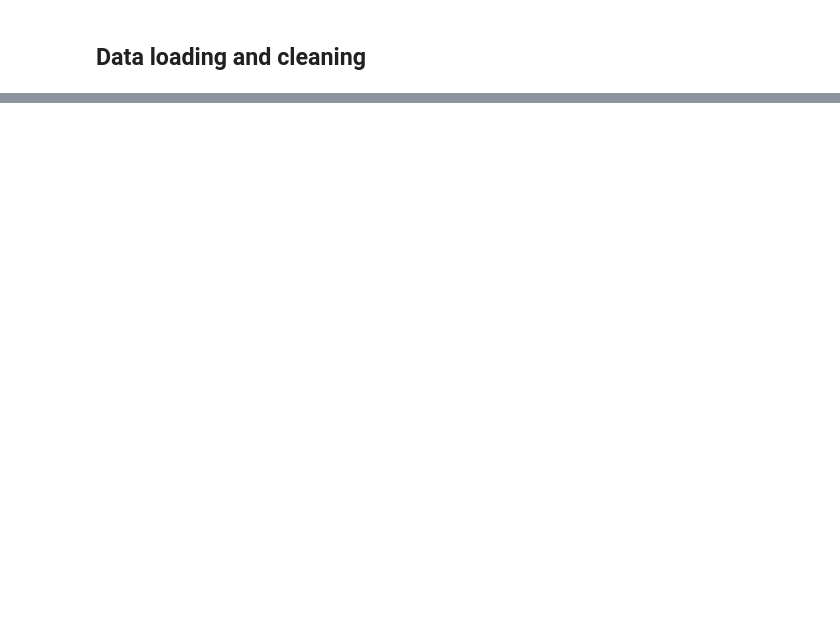
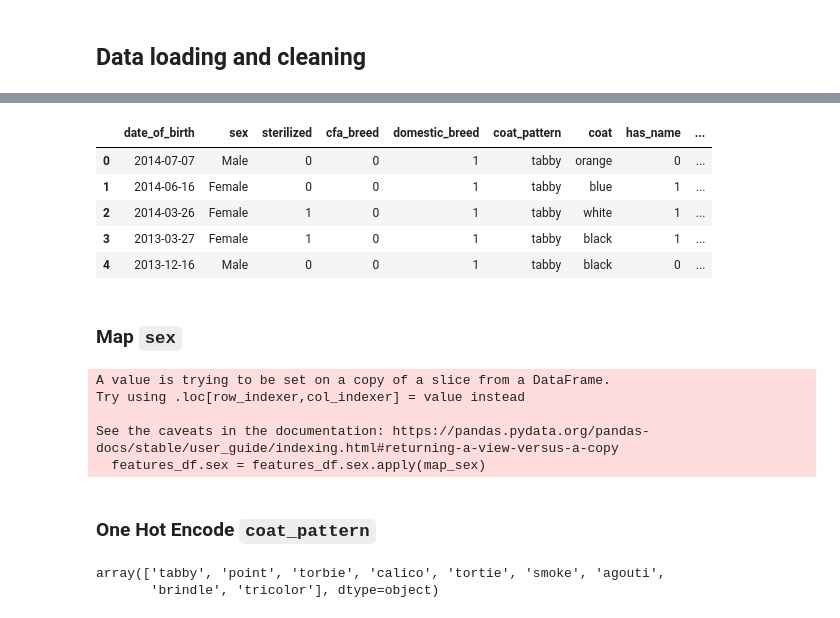
Before and after one commit to jhupiterz/AAC_challenge_api, a Jupyter notebook: notebooks/basic_model_julie.ipynb, the cells around one changed output, grey strips where cells are left out. Drawn from its saved outputs; the diff is of its cells as text; code cells hidden in the pictures; blank space fills up the shorter version.

```diff
--- a/notebooks/basic_model_julie.ipynb
+++ b/notebooks/basic_model_julie.ipynb
@@ -21,6 +19,7 @@ The autoreload extension is already loaded. To reload it, use:
 ## Data loading and cleaning
 # %%
 cat_df = data.get_clean_cat_dataset('cats')
+cat_df['top_breeds'] = cat_df.breed.apply(utils.map_top_breeds)
 cat_df.head()
 # %% [output]
 |  | breed | color | date_of_birth | outcome_datetime | outcome_type | sex | sterilized | periods | ... |
@@ -52,6 +51,10 @@ outcome_year_month     datetime64[ns]
 dtype: object
 # %%
-cat_df.sex = cat_df
+cat_df.sterilized = cat_df.sterilized.astype(str).astype(int)
+cat_df.cfa_breed = cat_df.cfa_breed.astype(str).astype(int)
+cat_df.domestic_breed = cat_df.domestic_breed.astype(str).astype(int)
+cat_df.has_name = cat_df.has_name.astype(str).astype(int)
+cat_df.adopted_or_not = cat_df.adopted_or_not.astype(str).astype(int)
 # %%
 cat_df.columns
 # %% [output]
@@ -64,8 +67,8 @@ Index(['breed', 'color', 'date_of_birth', 'outcome_datetime', 'outcome_type',
       dtype='object')
 # %%
-features_df = cat_df[['breed', 'color', 'date_of_birth', 'sex', 'sterilized',
-                      'cfa_breed', 'domestic_breed', 'coat_pattern', 'main_color',
+features_df = cat_df[['top_breeds', 'date_of_birth', 'sex', 'sterilized',
+                      'cfa_breed', 'domestic_breed', 'coat_pattern',
                      'coat', 'has_name']]
 
-target = cat_df['adopted_or_not'].astype(float)
+target = cat_df['adopted_or_not'].astype(str).astype(float)
 # %% [markdown]
@@ -105,0 +91,8 @@ AttributeError: 'str' object has no attribute 'decode'
+# %%
+enc.fit(features_df[['top_breeds']]) # Fit encoder
+
+top_breeds_encoded = enc.transform(features_df[['top_breeds']]) # Encode alley
+
+features_df["american_shorthair"],features_df["domestic_longhair"],features_df['domestic_mediumhair'],features_df['domestic_shorthair'],features_df['other'],features_df['siamese']  = top_breeds_encoded.T # Transpose encoded Alley back into dataframe
+
+features_df.drop('top_breeds', axis = 1, inplace = True)
@@ -105,0 +117,11 @@ AttributeError: 'str' object has no attribute 'decode'
+# %%
+features_df.head(5)
+# %% [output]
+|  | date_of_birth | sex | sterilized | cfa_breed | domestic_breed | coat_pattern | coat | has_name | ... |
+| 0 | 2014-07-07 | Male | 0 | 0 | 1 | tabby | orange | 0 | ... |
+| 1 | 2014-06-16 | Female | 0 | 0 | 1 | tabby | blue | 1 | ... |
+| 2 | 2014-03-26 | Female | 1 | 0 | 1 | tabby | white | 1 | ... |
+| 3 | 2013-03-27 | Female | 1 | 0 | 1 | tabby | black | 1 | ... |
+| 4 | 2013-12-16 | Male | 0 | 0 | 1 | tabby | black | 0 | ... |
+# %% [markdown]
+### Map `sex`
@@ -105,0 +133,15 @@ AttributeError: 'str' object has no attribute 'decode'
+# %%
+features_df.sex = features_df.sex.apply(map_sex)
+# %% [output]
+A value is trying to be set on a copy of a slice from a DataFrame.
+Try using .loc[row_indexer,col_indexer] = value instead
+
+See the caveats in the documentation: https://pandas.pydata.org/pandas-docs/stable/user_guide/indexing.html#returning-a-view-versus-a-copy
+  features_df.sex = features_df.sex.apply(map_sex)
+# %% [markdown]
+### One Hot Encode `coat_pattern`
+# %%
+features_df.coat_pattern.unique()
+# %% [output]
+array(['tabby', 'point', 'torbie', 'calico', 'tortie', 'smoke', 'agouti',
+       'brindle', 'tricolor'], dtype=object)
```
Also changed, not shown: parts of 28 cells of this notebook.
